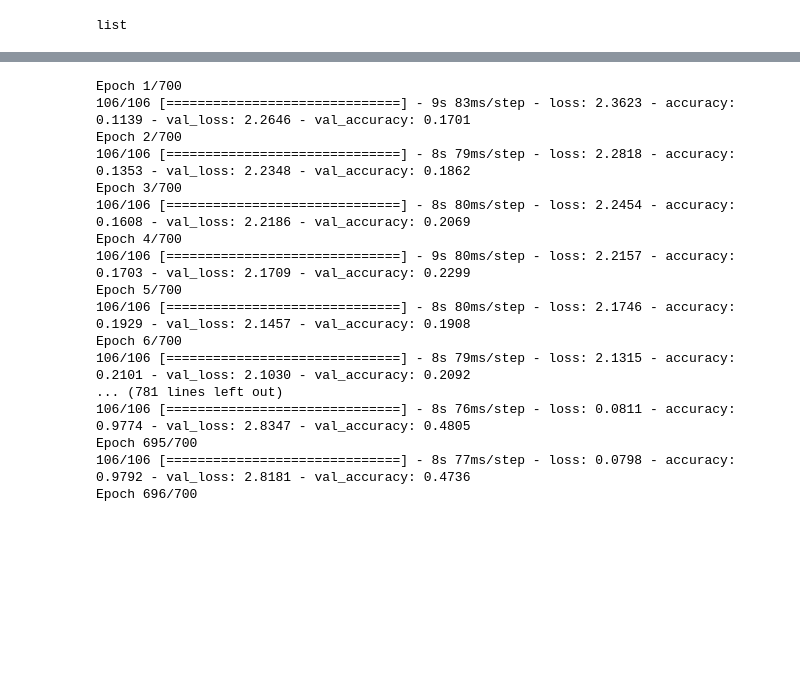
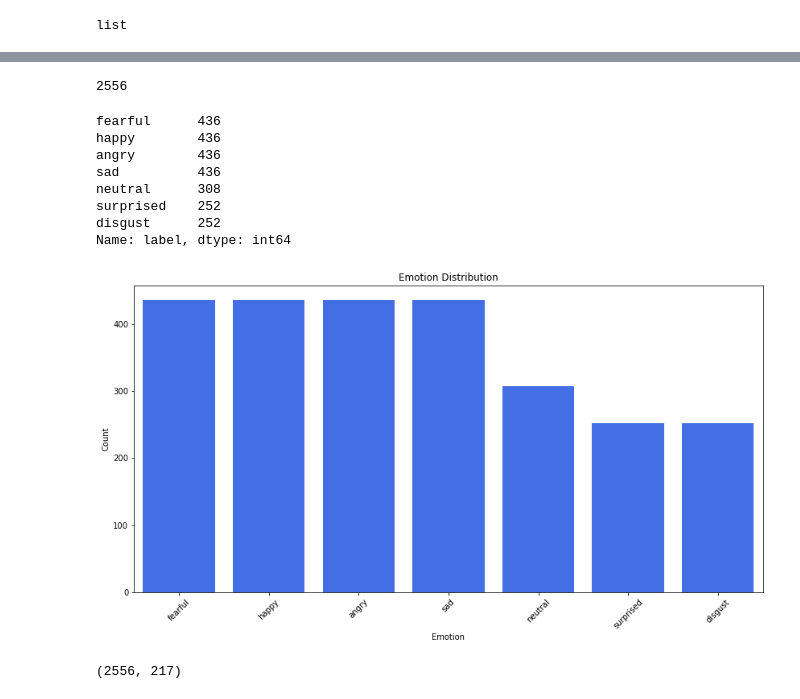
Before and after one commit to Bahaabrougui/Mood-Recognizer-from-Speech, a Jupyter notebook: Mood_recognition.ipynb, the cells around one changed output, grey strips where cells are left out. Drawn from its saved outputs; the diff is of its cells as text; code cells hidden in the pictures; blank space fills up the shorter version.

```diff
--- a/Mood_recognition.ipynb
+++ b/Mood_recognition.ipynb
@@ -41,3 +33,0 @@ len(mylist)
-# %%
-data, sampling_rate = librosa.load('C:\\Users\Kalelt\'has\Desktop\Stage\Sound Data\Raw Data\\03-02-02-01-01-01-01.wav')
-sampling_rate
@@ -305,20 +33,0 @@ model.compile(loss='categorical_crossentropy', optimizer=opt,metrics=['accuracy'
-# %%
-cnnhistory=model.fit(x_traincnn, y_train, batch_size=16, epochs=700, validation_data=(x_testcnn, y_test))
-# %% [output]
-Epoch 1/700
-106/106 [==============================] - 9s 83ms/step - loss: 2.3623 - accuracy: 0.1139 - val_loss: 2.2646 - val_accuracy: 0.1701
-Epoch 2/700
-106/106 [==============================] - 8s 79ms/step - loss: 2.2818 - accuracy: 0.1353 - val_loss: 2.2348 - val_accuracy: 0.1862
-Epoch 3/700
-106/106 [==============================] - 8s 80ms/step - loss: 2.2454 - accuracy: 0.1608 - val_loss: 2.2186 - val_accuracy: 0.2069
-Epoch 4/700
-106/106 [==============================] - 9s 80ms/step - loss: 2.2157 - accuracy: 0.1703 - val_loss: 2.1709 - val_accuracy: 0.2299
-Epoch 5/700
-106/106 [==============================] - 8s 80ms/step - loss: 2.1746 - accuracy: 0.1929 - val_loss: 2.1457 - val_accuracy: 0.1908
-Epoch 6/700
-106/106 [==============================] - 8s 79ms/step - loss: 2.1315 - accuracy: 0.2101 - val_loss: 2.1030 - val_accuracy: 0.2092
-... (781 lines left out)
-106/106 [==============================] - 8s 76ms/step - loss: 0.0811 - accuracy: 0.9774 - val_loss: 2.8347 - val_accuracy: 0.4805
-Epoch 695/700
-106/106 [==============================] - 8s 77ms/step - loss: 0.0798 - accuracy: 0.9792 - val_loss: 2.8181 - val_accuracy: 0.4736
-Epoch 696/700
@@ -324,0 +65,37 @@ Epoch 696/700
+# %%
+labels = pd.DataFrame(feeling_list)
+labels = labels.rename(columns={0: 'label'})
+len(labels)
+# %% [output]
+2556
+# %%
+import seaborn as sns
+# Plotting the emotion distribution
+
+def plot_emotion_dist(dist, color_code='#C2185B', title="Plot"):
+    """
+    To plot the data distributioin by class.
+    Arg:
+      dist: pandas series of label count.
+    """
+    tmp_df = pd.DataFrame()
+    tmp_df['Emotion'] = list(dist.keys())
+    tmp_df['Count'] = list(dist)
+    fig, ax = plt.subplots(figsize=(14, 7))
+    ax = sns.barplot(x="Emotion", y='Count', color=color_code, data=tmp_df)
+    ax.set_title(title)
+    ax.set_xticklabels(ax.get_xticklabels(),rotation=45)
+# %%
+plot = labels.label.value_counts()
+print(plot)
+plot_emotion_dist(plot, "#2962FF", "Emotion Distribution")
+# %% [output]
+fearful      436
+happy        436
+angry        436
+sad          436
+neutral      308
+surprised    252
+disgust      252
+Name: label, dtype: int64
+[figure, added]
@@ -324,0 +124,5 @@ Epoch 696/700
+# %%
+newdf = pd.concat([xd,labels], axis=1)
+newdf[:5]
+# %% [output]
+(2556, 217)
```
Also changed, not shown: parts of 60 cells of this notebook, 3 other files.
